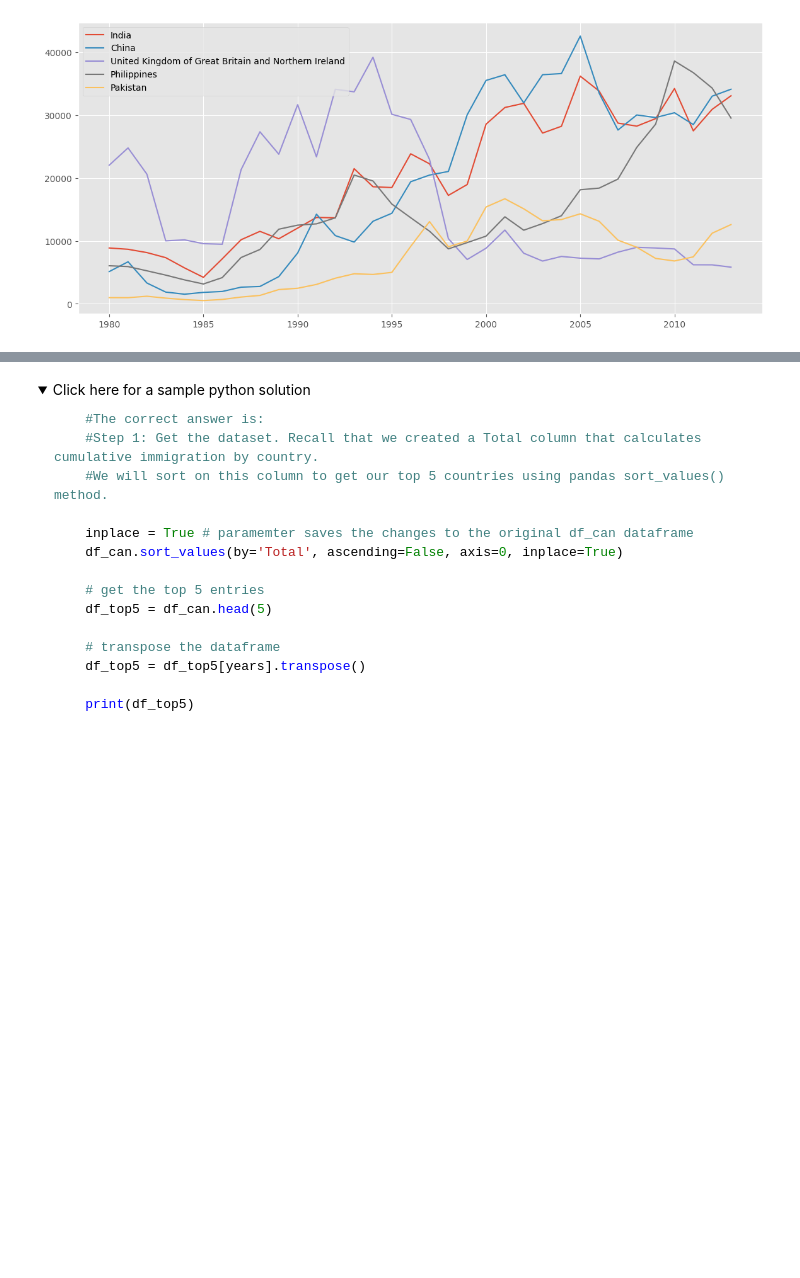
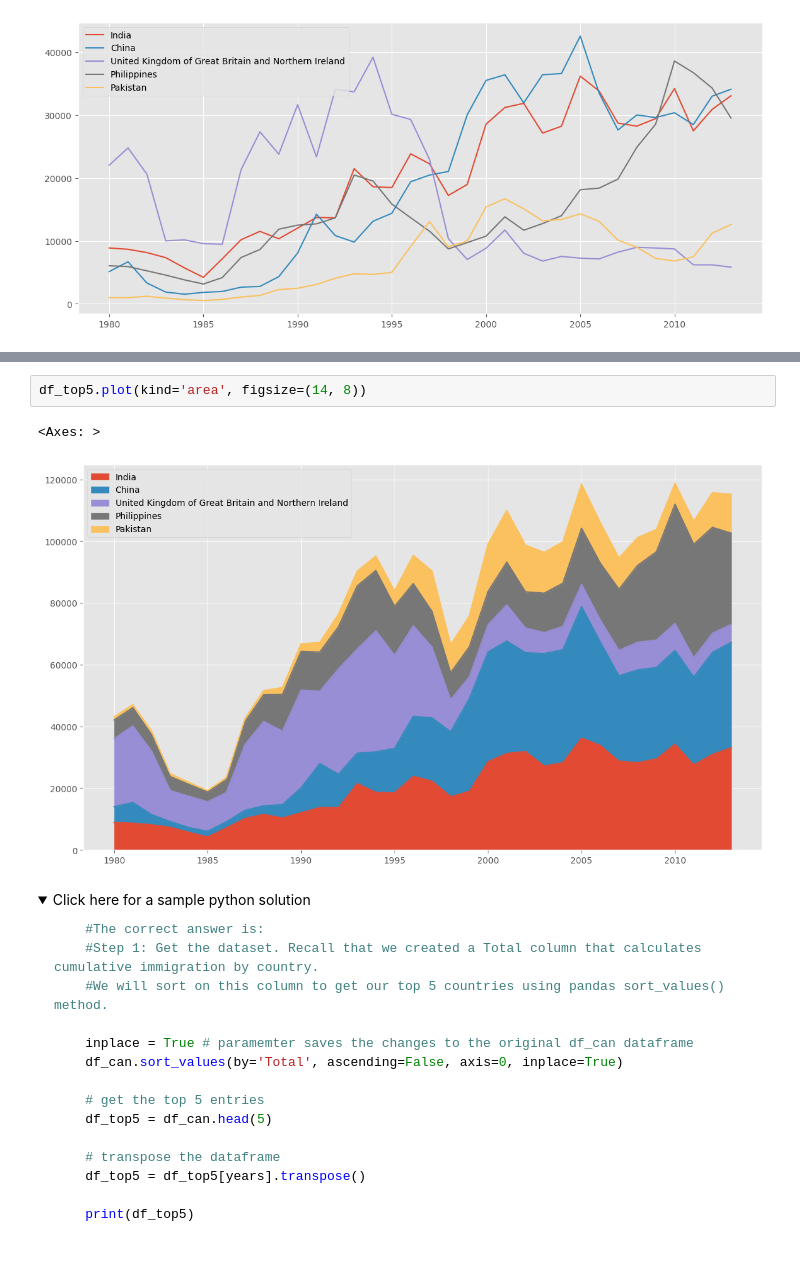
Before and after one commit to Vitalyastiy/courses, a Jupyter notebook: IBM/Vis_W1-Exercise-Introduction-to-Matplotlib-and-Line-Plots.ipynb, the cells around one changed output, grey strips where cells are left out. Cells and saved outputs as stored; diff of their text form; folded sections open; blank space fills up the shorter version.

```diff
--- a/IBM/Vis_W1-Exercise-Introduction-to-Matplotlib-and-Line-Plots.ipynb
+++ b/IBM/Vis_W1-Exercise-Introduction-to-Matplotlib-and-Line-Plots.ipynb
@@ -843,3 +881,8 @@ df_top5.plot(kind='line', figsize=(14, 8))
+# %%
+df_top5.plot(kind='area', figsize=(14, 8))
+# %% [output]
+<Axes: >
+[figure, added]
 # %% [markdown]
 <details><summary>Click here for a sample python solution</summary>
 
```
Also changed, not shown: parts of 3 cells of this notebook.
